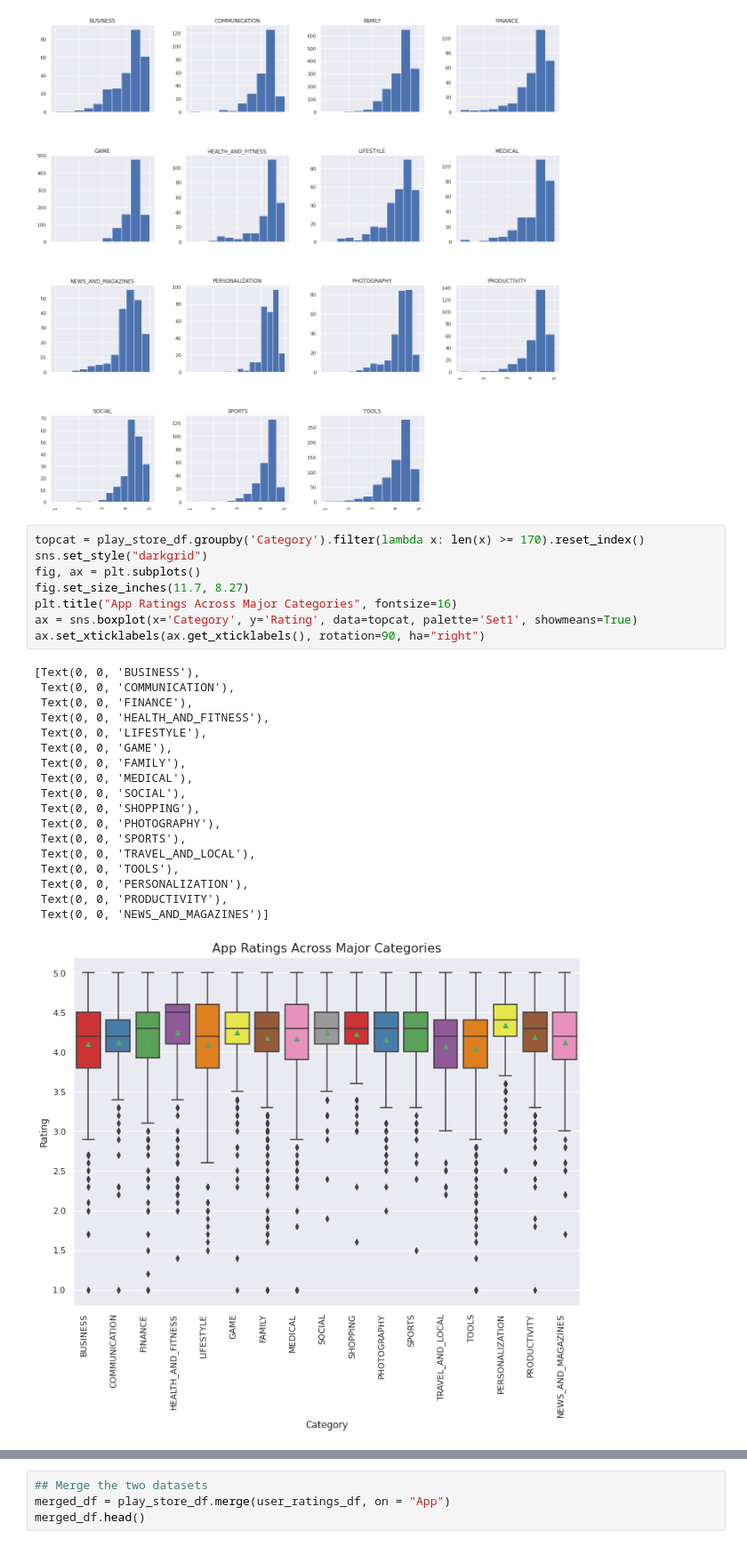
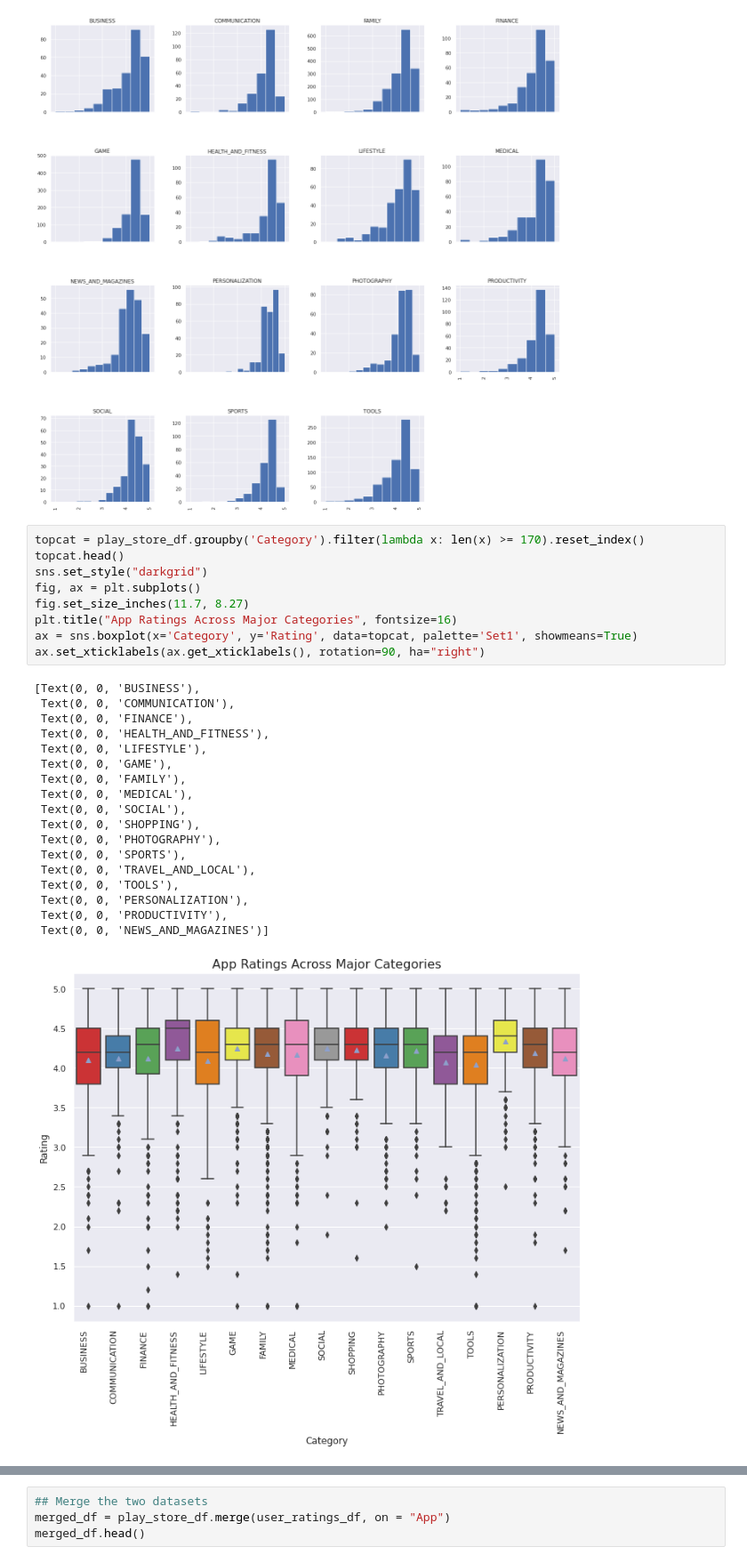
Before and after one commit to Anupam-Durutkar/Exploratory-Analysis-On-Play-Store-Apps, a Jupyter notebook: Exploratory_Analysis_On_Play_Store_Apps.ipynb, the cells around one changed output, grey strips where cells are left out. Shown at 89% size. Cells and saved outputs as stored; diff of their text form.

```diff
--- a/Exploratory_Analysis_On_Play_Store_Apps.ipynb
+++ b/Exploratory_Analysis_On_Play_Store_Apps.ipynb
@@ -570,28 +602,29 @@ array = top_categories['Rating'].hist(by=top_categories['Category'], sharex=True
 [figure]
 # %%
 topcat = play_store_df.groupby('Category').filter(lambda x: len(x) >= 170).reset_index()
+topcat.head()
 sns.set_style("darkgrid")
 fig, ax = plt.subplots()
 fig.set_size_inches(11.7, 8.27)
 plt.title("App Ratings Across Major Categories", fontsize=16)
 ax = sns.boxplot(x='Category', y='Rating', data=topcat, palette='Set1', showmeans=True)
 ax.set_xticklabels(ax.get_xticklabels(), rotation=90, ha="right")
 # %% [output]
 [Text(0, 0, 'BUSINESS'),
  Text(0, 0, 'COMMUNICATION'),
  Text(0, 0, 'FINANCE'),
  Text(0, 0, 'HEALTH_AND_FITNESS'),
  Text(0, 0, 'LIFESTYLE'),
  Text(0, 0, 'GAME'),
  Text(0, 0, 'FAMILY'),
  Text(0, 0, 'MEDICAL'),
  Text(0, 0, 'SOCIAL'),
  Text(0, 0, 'SHOPPING'),
  Text(0, 0, 'PHOTOGRAPHY'),
  Text(0, 0, 'SPORTS'),
  Text(0, 0, 'TRAVEL_AND_LOCAL'),
  Text(0, 0, 'TOOLS'),
  Text(0, 0, 'PERSONALIZATION'),
  Text(0, 0, 'PRODUCTIVITY'),
  Text(0, 0, 'NEWS_AND_MAGAZINES')]
-[figure, old version]
+[figure, new version]
```
Also changed, not shown: parts of 43 cells of this notebook.
